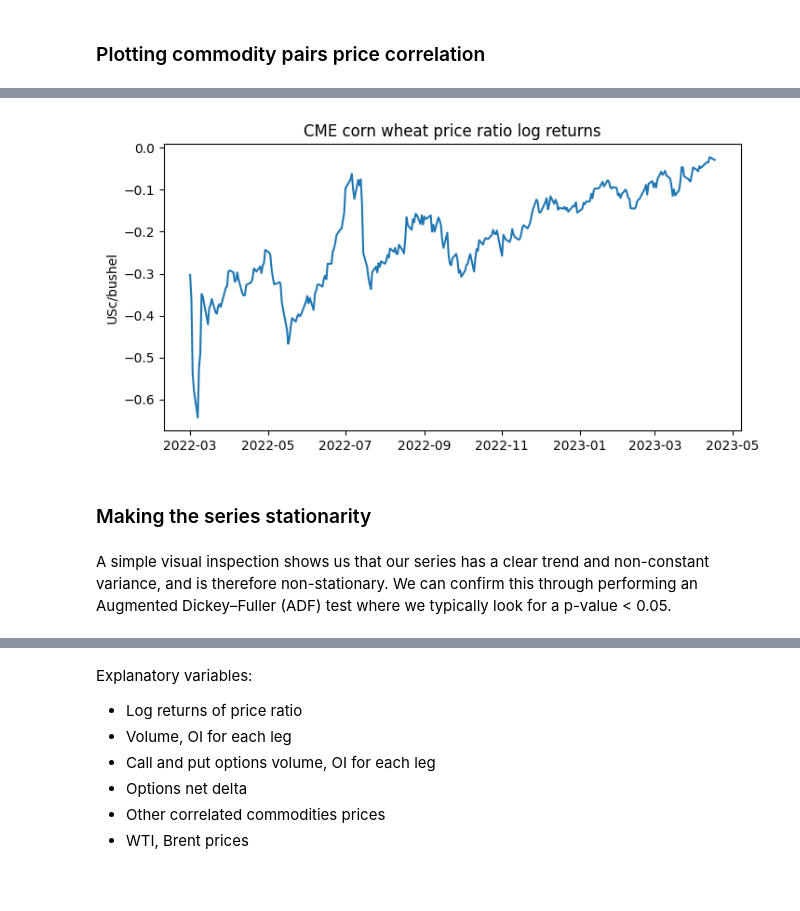
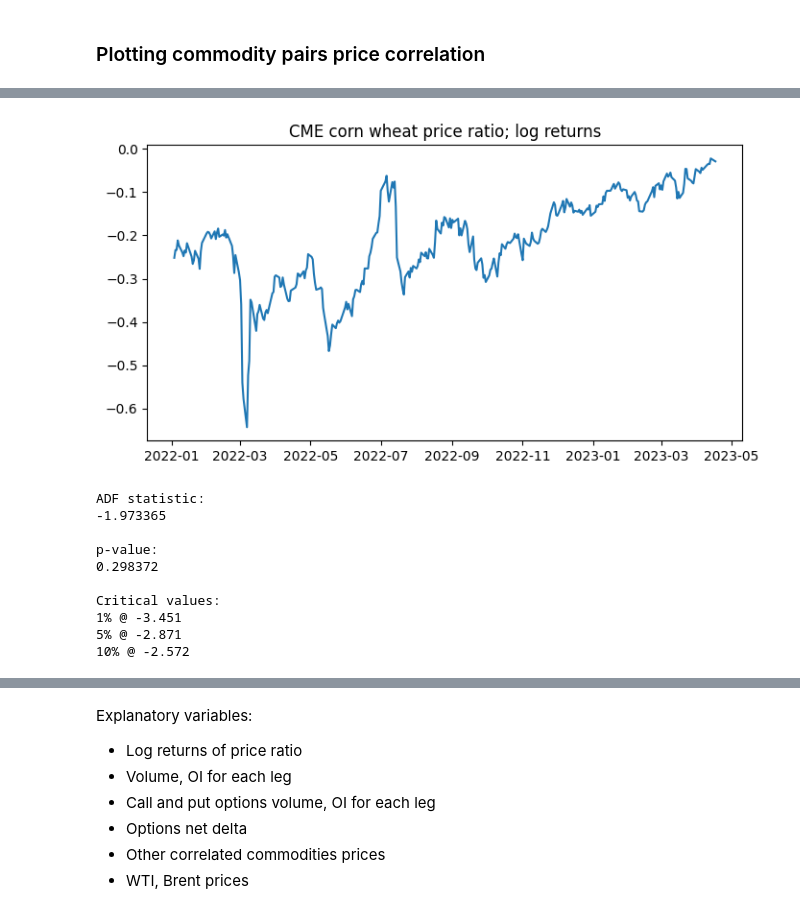
Before and after one commit to vzinkovski/commodities_mean_reversion_pairs_trading, a Jupyter notebook: commodities_mean_reversion.ipynb, the cells around one changed output, grey strips where cells are left out. Cells and saved outputs as stored; diff of their text form; code cells hidden in the pictures; blank space fills up the shorter version.

```diff
--- a/commodities_mean_reversion.ipynb
+++ b/commodities_mean_reversion.ipynb
@@ -23,7 +23,7 @@ import seaborn as sns
 ### Fetching price data
 # %%
 # user specified time range
-start = '2022-03-01'
+start = '2022-01-01'
 end = datetime.now() - timedelta(1)
 
 # commodity pairs
@@ -58,7 +58,7 @@ def get_prices(commodities, start, end):
 
 # fetching price data
 prices = get_prices(commodities, start, end)
-closing_prices = prices['Adj Close']
+closing_prices = prices['Adj Close'].fillna(method='ffill')
 # %% [output]
 [*********************100%***********************]  6 of 6 completed
 # %% [markdown]
@@ -79,0 +80,17 @@ sns.heatmap(closing_prices.corr(), annot=True, cmap='coolwarm',
+# %%
+# calculate ratio
+ratio = closing_prices['corn'] / closing_prices['srw']
+
+# plot ratio
+plt.subplots(figsize=(8, 4))
+plt.plot(ratio.index, ratio)
+plt.title('CME corn wheat price ratio')
+plt.show()
+
+# checking for stationarity
+result = adfuller(ratio)
+print('ADF statistic:\n%f' % result[0], '\n')
+print('p-value: \n%f' % result[1], '\n')
+print('Critical values:')
+for key, value in result[4].items():
+  print('%s @ %.3f' % (key, value))
@@ -80,19 +109,30 @@ sns.heatmap(closing_prices.corr(), annot=True, cmap='coolwarm',
 # %%
-# calculate ratio
-ratio = closing_prices['corn'] / closing_prices['srw']
-log_ratio = np.log(ratio).ffill()
-log_ratio
+# calculate log ratio
+log_ratio = np.log(ratio)
 
-# plot ratio
+# plot log ratio
 plt.subplots(figsize=(8, 4))
-plt.plot(closing_prices.index, log_ratio)
-plt.title('CME corn wheat price ratio log returns')
-plt.ylabel('USc/bushel')
+plt.plot(log_ratio.index, log_ratio)
+plt.title('CME corn wheat price ratio; log returns')
 plt.show()
+
+# checking for stationarity
+result = adfuller(log_ratio)
+print('ADF statistic:\n%f' % result[0], '\n')
+print('p-value: \n%f' % result[1], '\n')
+print('Critical values:')
+for key, value in result[4].items():
+	print('%s @ %.3f' % (key, value))
 # %% [output]
-[figure, old version]
+[figure, new version]
+ADF statistic:
+-1.973365
+
+p-value:
+0.298372
+
+Critical values:
+1% @ -3.451
+5% @ -2.871
+10% @ -2.572
-# %% [markdown]
-### Making the series stationarity
-# %% [markdown]
-A simple visual inspection shows us that our series has a clear trend and non-constant variance, and is therefore non-stationary. We can confirm this through performing an Augmented Dickey–Fuller (ADF) test where we typically look for a p-value < 0.05.
 # %%
```
Also changed, not shown: parts of 14 cells of this notebook.
